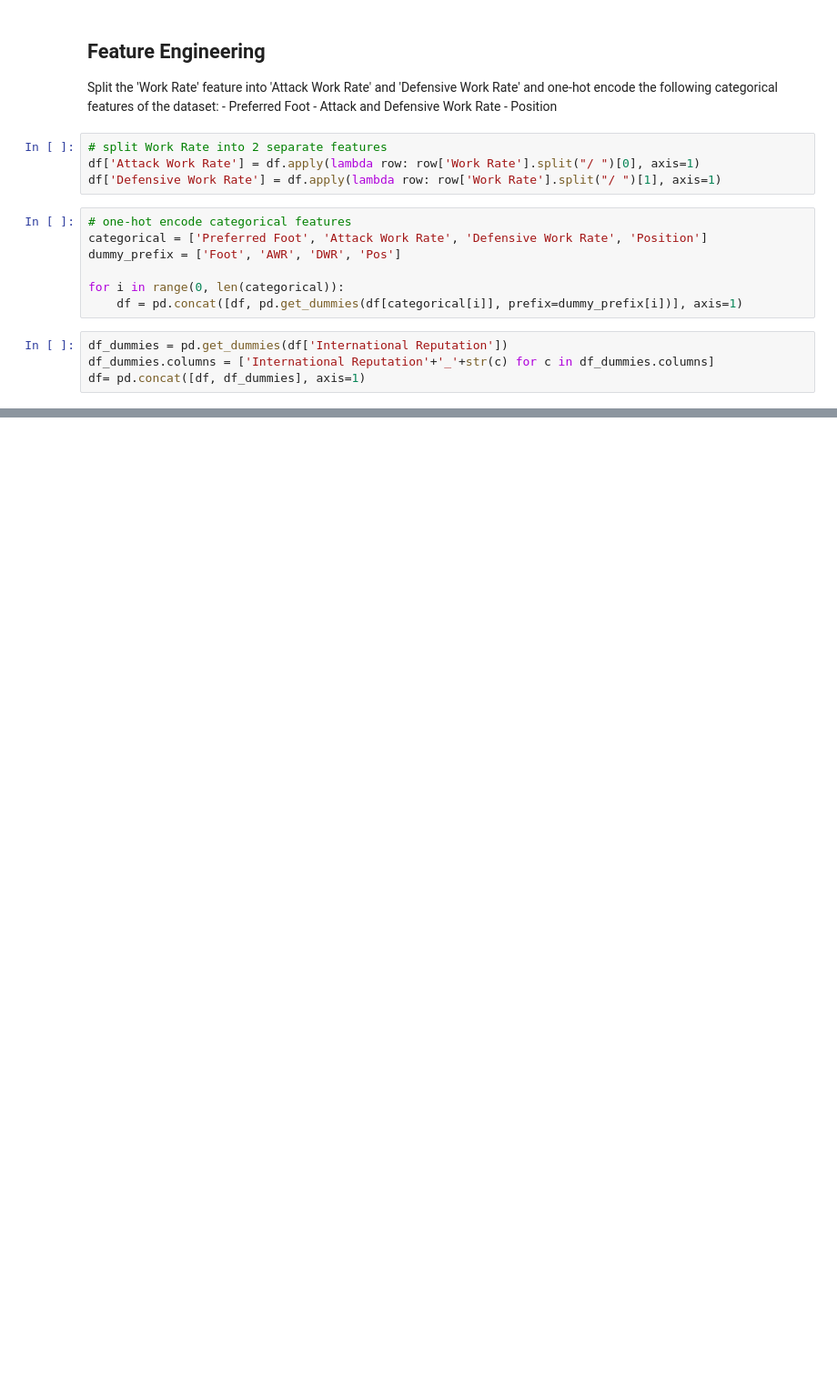
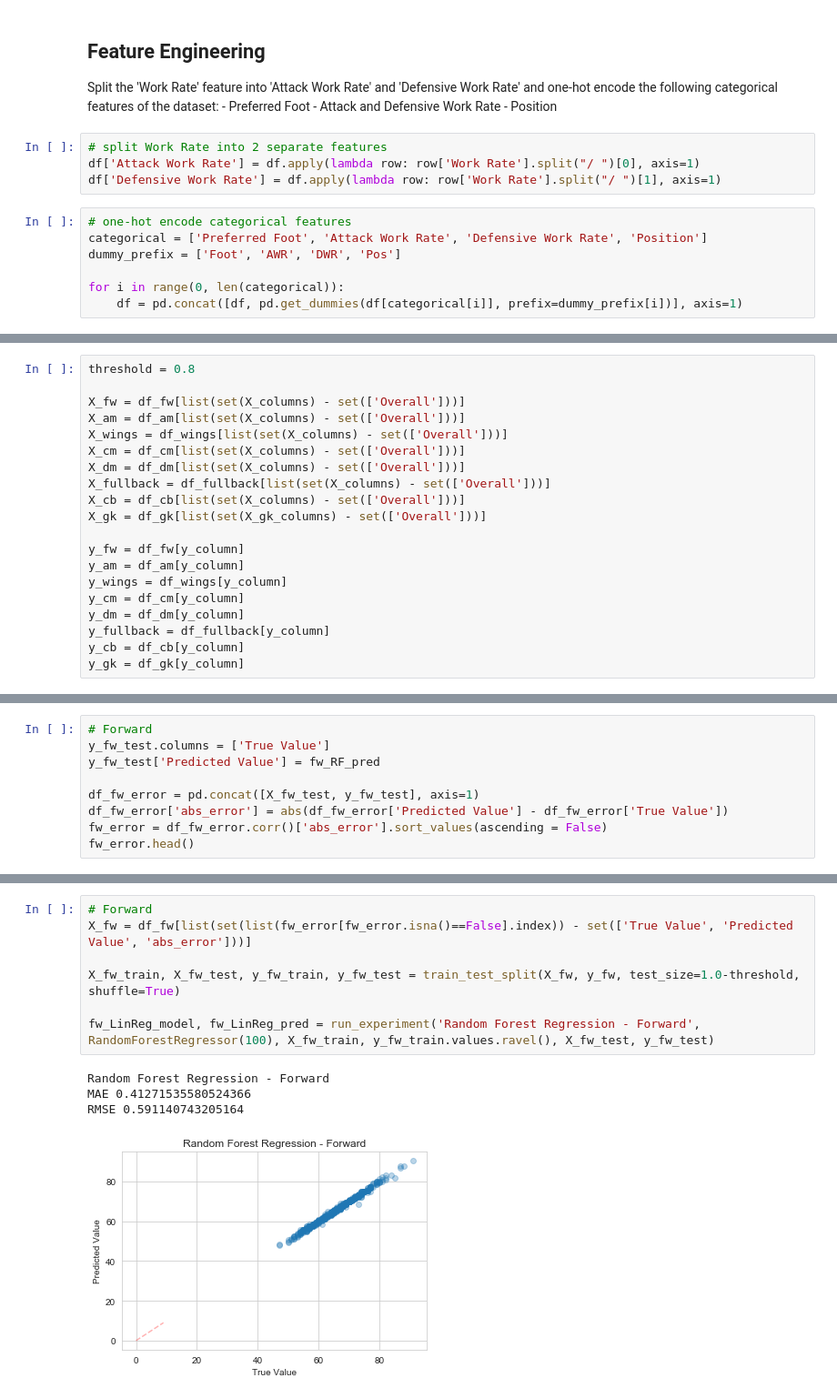
Before and after one commit to mdjoh/CEBD1260-Project, a Jupyter notebook: Week 5 - Machine Learning.ipynb, the cells around one changed output, grey strips where cells are left out. Shown at 91% size. Saved outputs shown, nothing was run; the diff lists cells and outputs as text; blank space fills up the shorter version.

Commit message:
added random forest models, error analysis

```diff
--- a/Week 5 - Machine Learning.ipynb
+++ b/Week 5 - Machine Learning.ipynb
@@ -68,7 +59,3 @@ dummy_prefix = ['Foot', 'AWR', 'DWR', 'Pos']
 
 for i in range(0, len(categorical)):
     df = pd.concat([df, pd.get_dummies(df[categorical[i]], prefix=dummy_prefix[i])], axis=1)
-# %%
-df_dummies = pd.get_dummies(df['International Reputation'])
-df_dummies.columns = ['International Reputation'+'_'+str(c) for c in df_dummies.columns]
-df= pd.concat([df, df_dummies], axis=1)
@@ -281,0 +145,20 @@ RMSE NP 2.12
+# %%
+threshold = 0.8
+
+X_fw = df_fw[list(set(X_columns) - set(['Overall']))]
+X_am = df_am[list(set(X_columns) - set(['Overall']))]
+X_wings = df_wings[list(set(X_columns) - set(['Overall']))]
+X_cm = df_cm[list(set(X_columns) - set(['Overall']))]
+X_dm = df_dm[list(set(X_columns) - set(['Overall']))]
+X_fullback = df_fullback[list(set(X_columns) - set(['Overall']))]
+X_cb = df_cb[list(set(X_columns) - set(['Overall']))]
+X_gk = df_gk[list(set(X_gk_columns) - set(['Overall']))]
+
+y_fw = df_fw[y_column]
+y_am = df_am[y_column]
+y_wings = df_wings[y_column]
+y_cm = df_cm[y_column]
+y_dm = df_dm[y_column]
+y_fullback = df_fullback[y_column]
+y_cb = df_cb[y_column]
+y_gk = df_gk[y_column]
@@ -281,0 +327,9 @@ RMSE NP 2.12
+# %%
+# Forward
+y_fw_test.columns = ['True Value']
+y_fw_test['Predicted Value'] = fw_RF_pred
+
+df_fw_error = pd.concat([X_fw_test, y_fw_test], axis=1)
+df_fw_error['abs_error'] = abs(df_fw_error['Predicted Value'] - df_fw_error['True Value'])
+fw_error = df_fw_error.corr()['abs_error'].sort_values(ascending = False)
+fw_error.head()
@@ -281,0 +498,12 @@ RMSE NP 2.12
+# %%
+# Forward
+X_fw = df_fw[list(set(list(fw_error[fw_error.isna()==False].index)) - set(['True Value', 'Predicted Value', 'abs_error']))]
+
+X_fw_train, X_fw_test, y_fw_train, y_fw_test = train_test_split(X_fw, y_fw, test_size=1.0-threshold, shuffle=True)
+
+fw_LinReg_model, fw_LinReg_pred = run_experiment('Random Forest Regression - Forward', RandomForestRegressor(100), X_fw_train, y_fw_train.values.ravel(), X_fw_test, y_fw_test)
+# %% [output]
+Random Forest Regression - Forward
+MAE 0.41271535580524366
+RMSE 0.591140743205164
+[figure, added]
```
Also changed, not shown: parts of 41 cells of this notebook.
